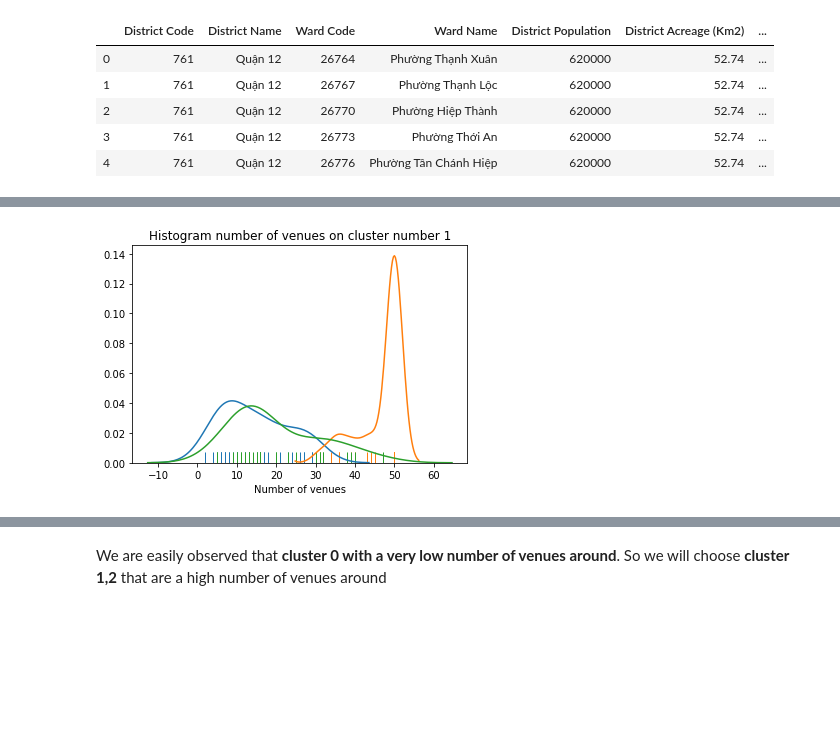
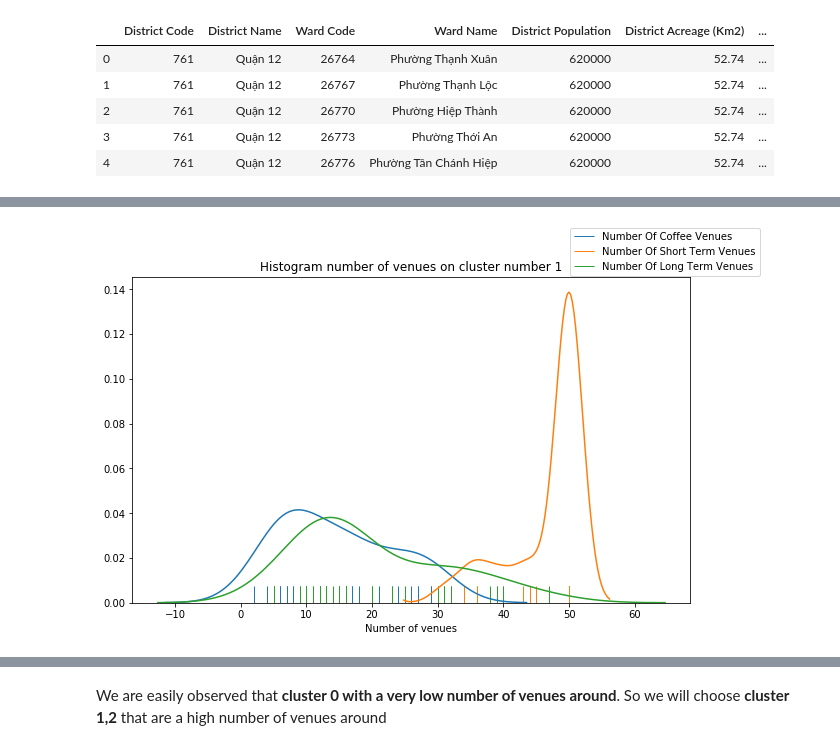
Before and after one commit to giahuy9751990/Coursera_Capstone, a Jupyter notebook: Coursera Week 1 Capstone.ipynb, the cells around one changed output, grey strips where cells are left out. Saved outputs shown, nothing was run; the diff lists cells and outputs as text; code cells hidden in the pictures; blank space fills up the shorter version.

```diff
--- a/Coursera Week 1 Capstone.ipynb
+++ b/Coursera Week 1 Capstone.ipynb
@@ -894,10 +896,12 @@ plt.show()
 # %%
+fig = plt.figure(figsize=(10,6))
 sns.distplot(analyze_wards[analyze_wards['k_cluster']==1]['Num_Of_Coffee'], hist=False, rug=True)
 sns.distplot(analyze_wards[analyze_wards['k_cluster']==1]['Num_Of_ShortTerm'], hist=False, rug=True)
 sns.distplot(analyze_wards[analyze_wards['k_cluster']==1]['Num_Of_LongTerm'], hist=False, rug=True)
+fig.legend(labels=['Number Of Coffee Venues','Number Of Short Term Venues','Number Of Long Term Venues'],loc=0)
 plt.title("Histogram number of venues on cluster number 1")
 plt.xlabel("Number of venues")
 plt.show()
 # %% [output]
-[figure, old version]
+[figure, new version]
 # %%
```
Also changed, not shown: parts of 3 cells of this notebook, 9 other files.
